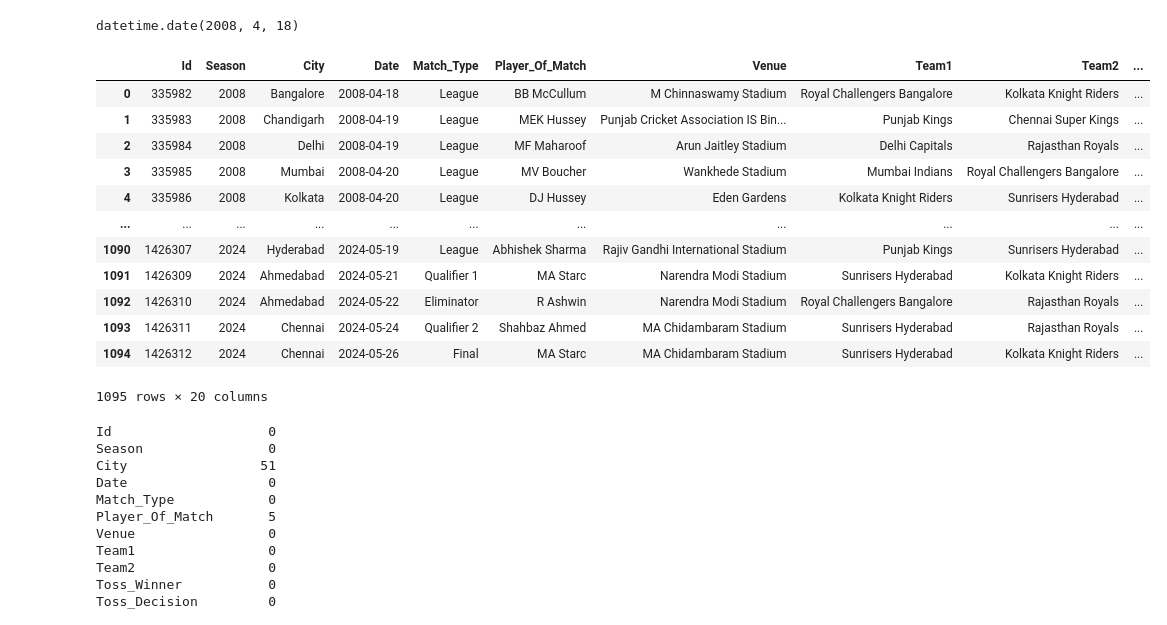
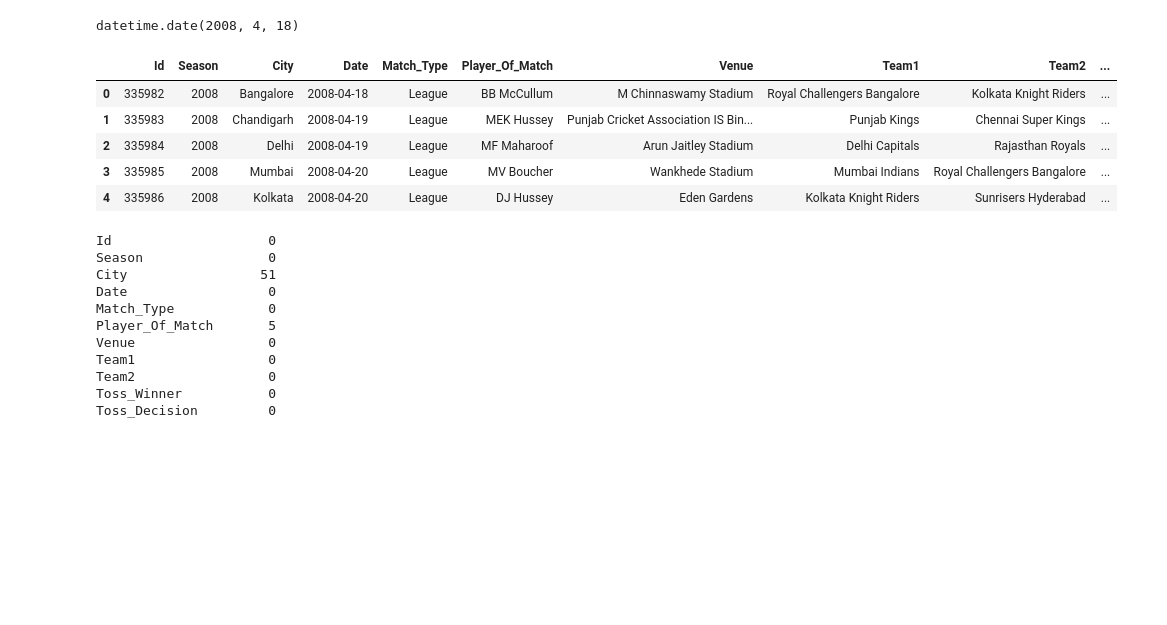
Before and after one commit to poketwouser/ipl-data-curation-and-visualization, a Jupyter notebook: notebooks/01_Pre_Processing.ipynb, the cells around one changed output. Saved outputs shown, nothing was run; the diff lists cells and outputs as text; code cells hidden in the pictures; blank space fills up the shorter version.

```diff
--- a/notebooks/01_Pre_Processing.ipynb
+++ b/notebooks/01_Pre_Processing.ipynb
@@ -180,21 +173,14 @@ matches['Date'] = pd.to_datetime(matches['Date'])
 matches['Season'] = matches['Date'].dt.year
 # %%
 matches['Date'] = matches['Date'].dt.date
-matches
+matches.head()
 # %% [output]
 |  | Id | Season | City | Date | Match_Type | Player_Of_Match | Venue | Team1 | Team2 | ... |
 | 0 | 335982 | 2008 | Bangalore | 2008-04-18 | League | BB McCullum | M Chinnaswamy Stadium | Royal Challengers Bangalore | Kolkata Knight Riders | ... |
 | 1 | 335983 | 2008 | Chandigarh | 2008-04-19 | League | MEK Hussey | Punjab Cricket Association IS Bin... | Punjab Kings | Chennai Super Kings | ... |
 | 2 | 335984 | 2008 | Delhi | 2008-04-19 | League | MF Maharoof | Arun Jaitley Stadium | Delhi Capitals | Rajasthan Royals | ... |
 | 3 | 335985 | 2008 | Mumbai | 2008-04-20 | League | MV Boucher | Wankhede Stadium | Mumbai Indians | Royal Challengers Bangalore | ... |
 | 4 | 335986 | 2008 | Kolkata | 2008-04-20 | League | DJ Hussey | Eden Gardens | Kolkata Knight Riders | Sunrisers Hyderabad | ... |
-| ... | ... | ... | ... | ... | ... | ... | ... | ... | ... | ... |
-| 1090 | 1426307 | 2024 | Hyderabad | 2024-05-19 | League | Abhishek Sharma | Rajiv Gandhi International Stadium | Punjab Kings | Sunrisers Hyderabad | ... |
-| 1091 | 1426309 | 2024 | Ahmedabad | 2024-05-21 | Qualifier 1 | MA Starc | Narendra Modi Stadium | Sunrisers Hyderabad | Kolkata Knight Riders | ... |
-| 1092 | 1426310 | 2024 | Ahmedabad | 2024-05-22 | Eliminator | R Ashwin | Narendra Modi Stadium | Royal Challengers Bangalore | Rajasthan Royals | ... |
-| 1093 | 1426311 | 2024 | Chennai | 2024-05-24 | Qualifier 2 | Shahbaz Ahmed | MA Chidambaram Stadium | Sunrisers Hyderabad | Rajasthan Royals | ... |
-| 1094 | 1426312 | 2024 | Chennai | 2024-05-26 | Final | MA Starc | MA Chidambaram Stadium | Sunrisers Hyderabad | Kolkata Knight Riders | ... |
-1095 rows × 20 columns
 # %%
 matches.isna().sum()
 # %% [output]
```
Also changed, not shown: parts of 1 cell of this notebook, 3 other files.
